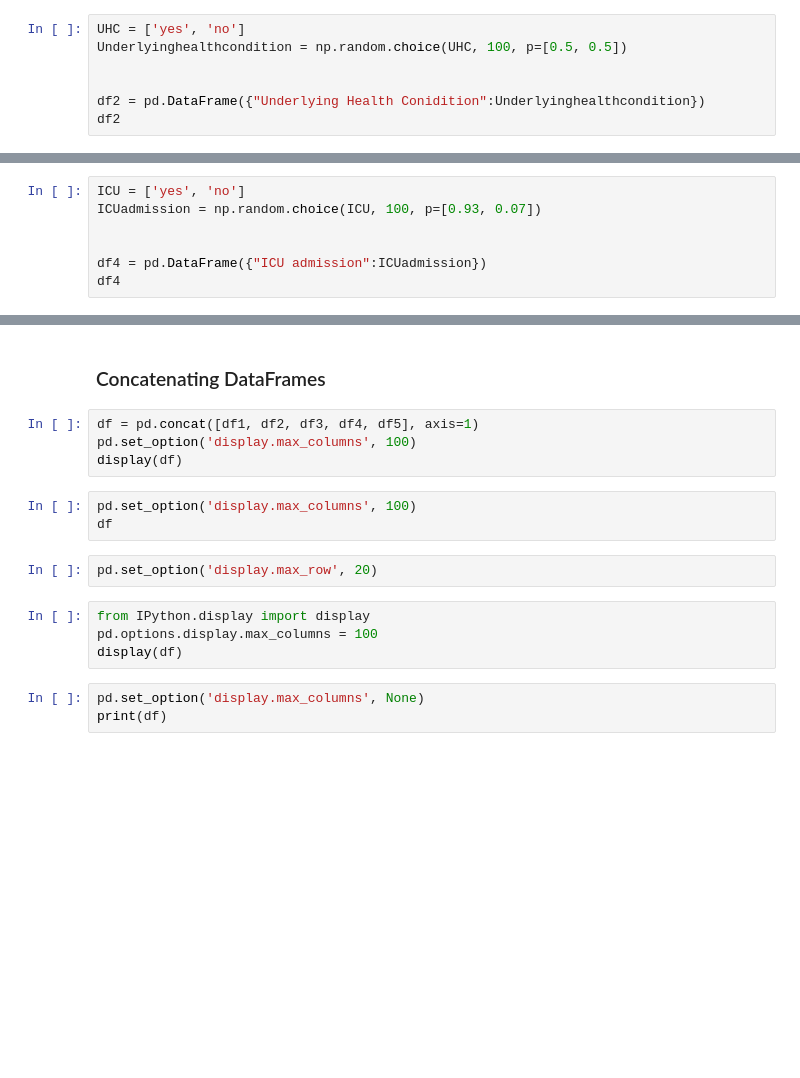
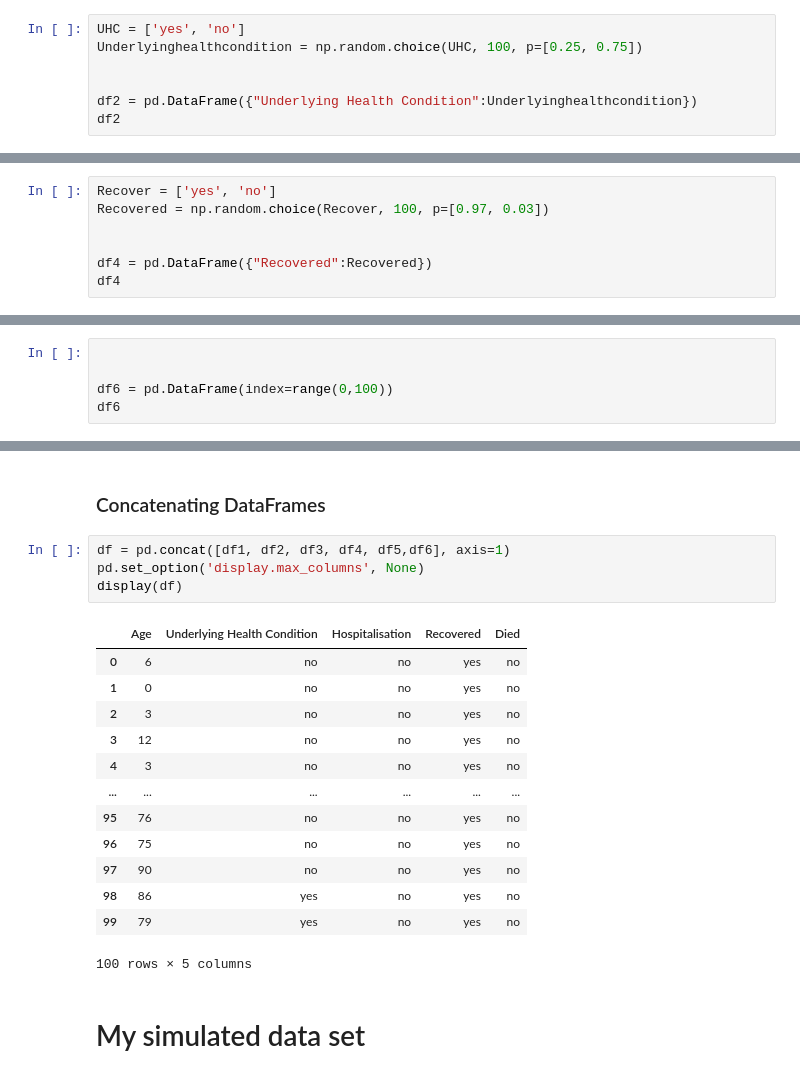
Before and after one commit to AineNicD/simulating-data, a Jupyter notebook: simulating-data.ipynb, the cells around one changed output, grey strips where cells are left out. Cells and saved outputs as stored; diff of their text form; blank space fills up the shorter version.

```diff
--- a/simulating-data.ipynb
+++ b/simulating-data.ipynb
@@ -446,8 +472,8 @@ IndentationError: unexpected indent (<ipython-input-18-48338f8cf22a>, line 15)
 #UHC
 # %%
 UHC = ['yes', 'no']
-Underlyinghealthcondition = np.random.choice(UHC, 100, p=[0.5, 0.5])
+Underlyinghealthcondition = np.random.choice(UHC, 100, p=[0.25, 0.75])
 
 
-df2 = pd.DataFrame({"Underlying Health Conidition":Underlyinghealthcondition})
+df2 = pd.DataFrame({"Underlying Health Condition":Underlyinghealthcondition})
 df2
@@ -495,7 +550,7 @@ df3
 # %%
-ICU = ['yes', 'no']
-ICUadmission = np.random.choice(ICU, 100, p=[0.93, 0.07])
+Recover = ['yes', 'no']
+Recovered = np.random.choice(Recover, 100, p=[0.97, 0.03])
 
 
-df4 = pd.DataFrame({"ICU admission":ICUadmission})
+df4 = pd.DataFrame({"Recovered":Recovered})
 df4
@@ -525,0 +609,5 @@ df5
+# %%
+
+
+df6 = pd.DataFrame(index=range(0,100))
+df6
@@ -526,18 +628,22 @@ df5
 # %% [markdown]
 ### Concatenating DataFrames
 # %%
-df = pd.concat([df1, df2, df3, df4, df5], axis=1)
-pd.set_option('display.max_columns', 100)
+df = pd.concat([df1, df2, df3, df4, df5,df6], axis=1)
+pd.set_option('display.max_columns', None)
 display(df)
+# %% [output]
+|  | Age | Underlying Health Condition | Hospitalisation | Recovered | Died |
+| 0 | 6 | no | no | yes | no |
+| 1 | 0 | no | no | yes | no |
+| 2 | 3 | no | no | yes | no |
+| 3 | 12 | no | no | yes | no |
+| 4 | 3 | no | no | yes | no |
+| ... | ... | ... | ... | ... | ... |
+| 95 | 76 | no | no | yes | no |
+| 96 | 75 | no | no | yes | no |
+| 97 | 90 | no | no | yes | no |
+| 98 | 86 | yes | no | yes | no |
+| 99 | 79 | yes | no | yes | no |
+100 rows × 5 columns
-# %%
-pd.set_option('display.max_columns', 100)
-df
-# %%
-pd.set_option('display.max_row', 20)
-# %%
-from IPython.display import display
-pd.options.display.max_columns = 100
-display(df)
-# %%
-pd.set_option('display.max_columns', None)
-print(df)
+# %% [markdown]
+# My simulated data set
```
Also changed, not shown: parts of 22 cells of this notebook.
